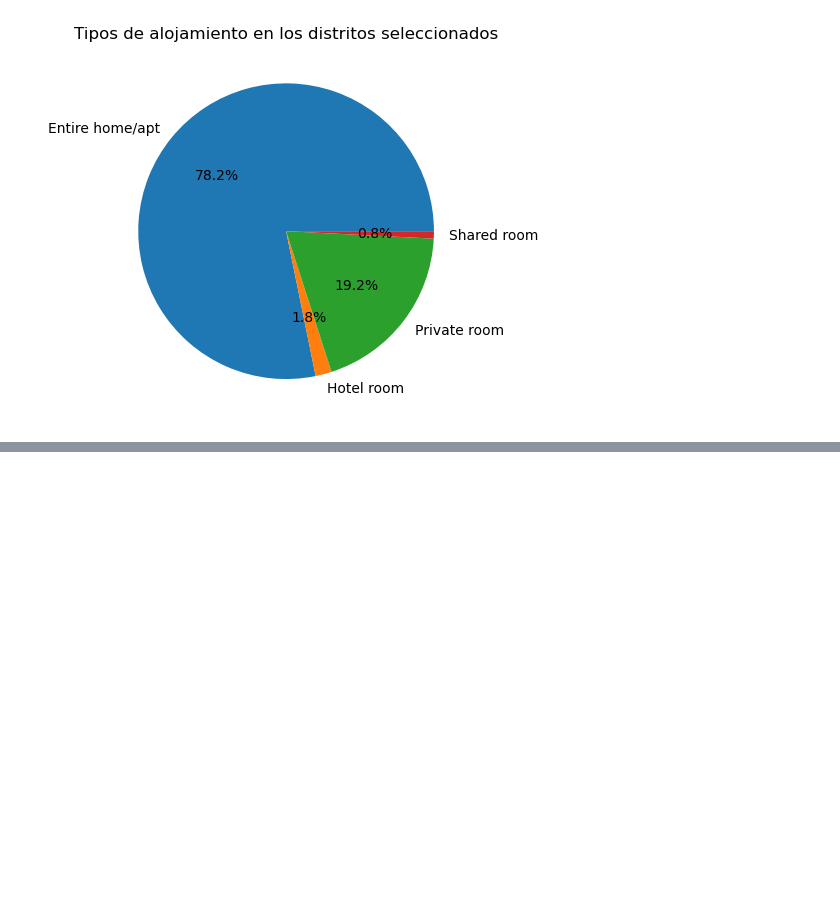
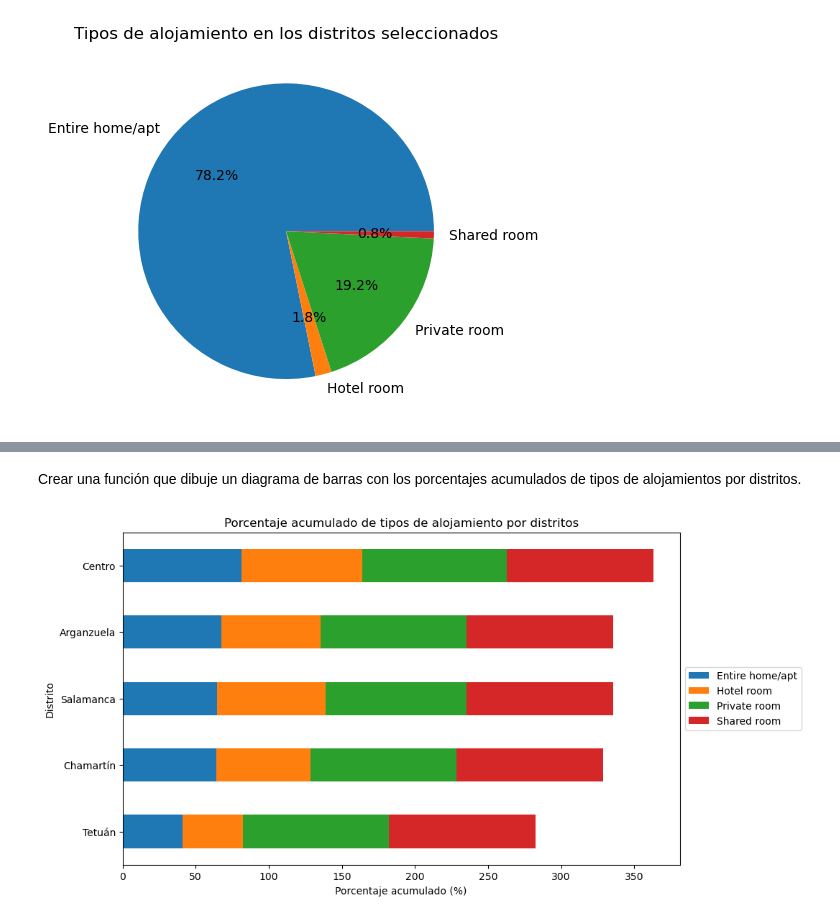
Before and after one commit to Jose-NachoySerra/Entrega-lunes-15, a Jupyter notebook: archivo.ipynb, the cells around one changed output, grey strips where cells are left out. Drawn from its saved outputs; the diff is of its cells as text; code cells hidden in the pictures; blank space fills up the shorter version.

```diff
--- a/archivo.ipynb
+++ b/archivo.ipynb
@@ -202,0 +221,26 @@ tipos_alojamiento_por_distrito(data, ['Centro', 'Arganzuela', 'Salamanca', 'Cham
+# %% [markdown]
+Crear una función que dibuje un diagrama de barras con los porcentajes acumulados de tipos de alojamientos por distritos.
+# %%
+def diagrama_barras_acumulado_tipos(df,distritos):
+    # filtrar el dataframe por los distritos especificados
+    df_distritos = df[df['neighbourhood_group_cleansed'].isin(distritos)]
+
+    # calcular el porcentaje de cada tipo de alojamiento por distrito
+    df_pct = pd.crosstab(df_distritos['neighbourhood_group_cleansed'], df_distritos['room_type'], normalize='index') * 100
+
+    # calcular el porcentaje acumulado de cada tipo de alojamiento en cada distrito
+    df_pct_acum = df_pct.cumsum(axis=1)
+
+    # ordenar los datos por el porcentaje acumulado de cada tipo de alojamiento en cada distrito
+    df_pct_acum = df_pct_acum.reindex(df_pct_acum.sum(axis=1).sort_values().index)
+
+    # dibujar el diagrama de barras
+    ax = df_pct_acum.plot(kind='barh', stacked=True, figsize=(10, 6))
+    ax.set_xlabel('Porcentaje acumulado (%)')
+    ax.set_ylabel('Distrito')
+    ax.set_title('Porcentaje acumulado de tipos de alojamiento por distritos')
+    plt.legend(loc='center left', bbox_to_anchor=(1, 0.5))
+    plt.show()
+diagrama_barras_acumulado_tipos(data, ['Centro', 'Arganzuela', 'Salamanca', 'Chamartín', 'Tetuán'])
+# %% [output]
+[figure, added]
```
Also changed, not shown: parts of 3 cells of this notebook.
